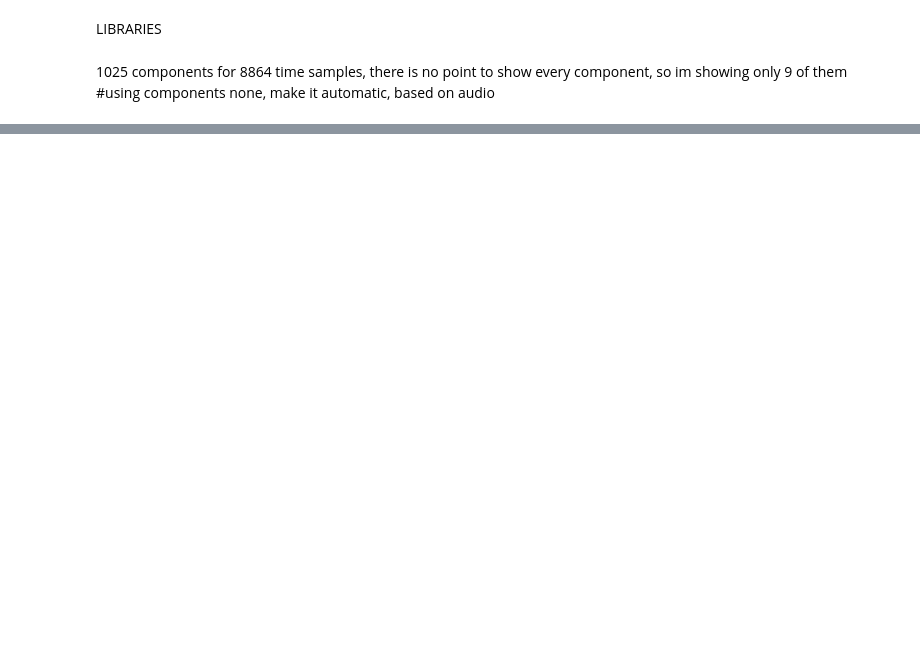
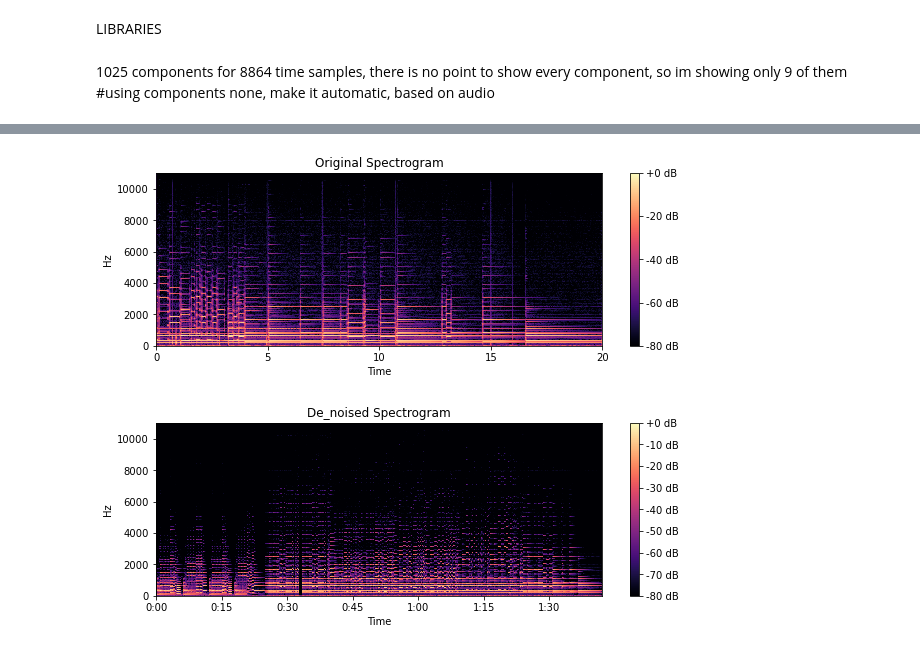
Before and after one commit to Airuuu/Signal-Analyzis-Project, a Jupyter notebook: project.ipynb, the cells around one changed output, grey strips where cells are left out. Cells and saved outputs as stored; diff of their text form; code cells hidden in the pictures; blank space fills up the shorter version.

```diff
--- a/project.ipynb
+++ b/project.ipynb
@@ -100,0 +106,31 @@ print(df)
+# %%
+
+y_harmonic = librosa.effects.harmonic(y)
+
+ica = FastICA(n_components=None)
+ica_trans = ica.fit_transform(y_harmonic.reshape(-1, 1))
+ica_mix = ica.mixing_
+
+recovered_signal = np.dot(ica_trans,ica_mix.T).sum(axis=1)
+Spectro_denoised = np.abs(librosa.stft(recovered_signal))
+
+plt.figure(figsize=(10, 7))
+plt.subplot(2, 1, 1)
+librosa.display.specshow(librosa.amplitude_to_db(S_TFT, ref=np.max), sr=sr, x_axis='time', y_axis='linear')
+plt.colorbar(format='%+2.0f dB')
+plt.title('Original Spectrogram')
+plt.show()
+
+plt.figure(figsize=(10, 7))
+plt.subplot(2, 1, 2)
+librosa.display.specshow(librosa.amplitude_to_db(Spectro_denoised, ref=np.max), sr=sr, x_axis='time', y_axis='linear')
+plt.colorbar(format='%+2.0f dB')
+plt.title('De_noised Spectrogram')
+plt.show()
+
+recovered_signal_scaled = np.int16(recovered_signal/np.max(np.abs(recovered_signal)) * 32767)
+
+write('de_noised.wav', sr, recovered_signal_scaled)
+# %% [output]
+[figure, added]
+[figure, added]
```
Also changed, not shown: parts of 5 cells of this notebook, 7 other files.
